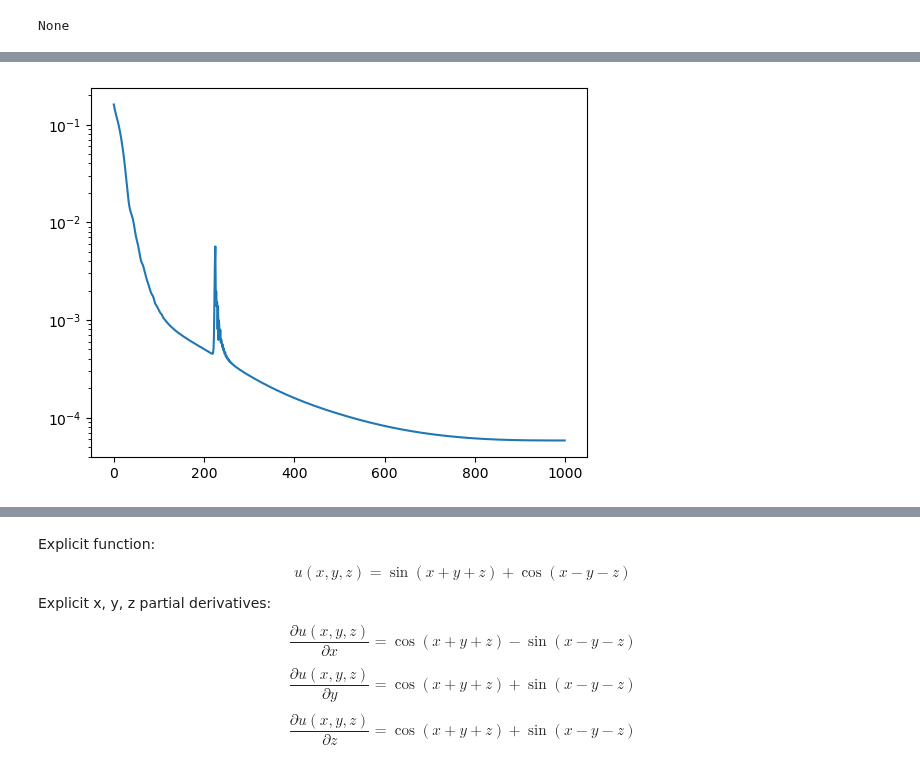
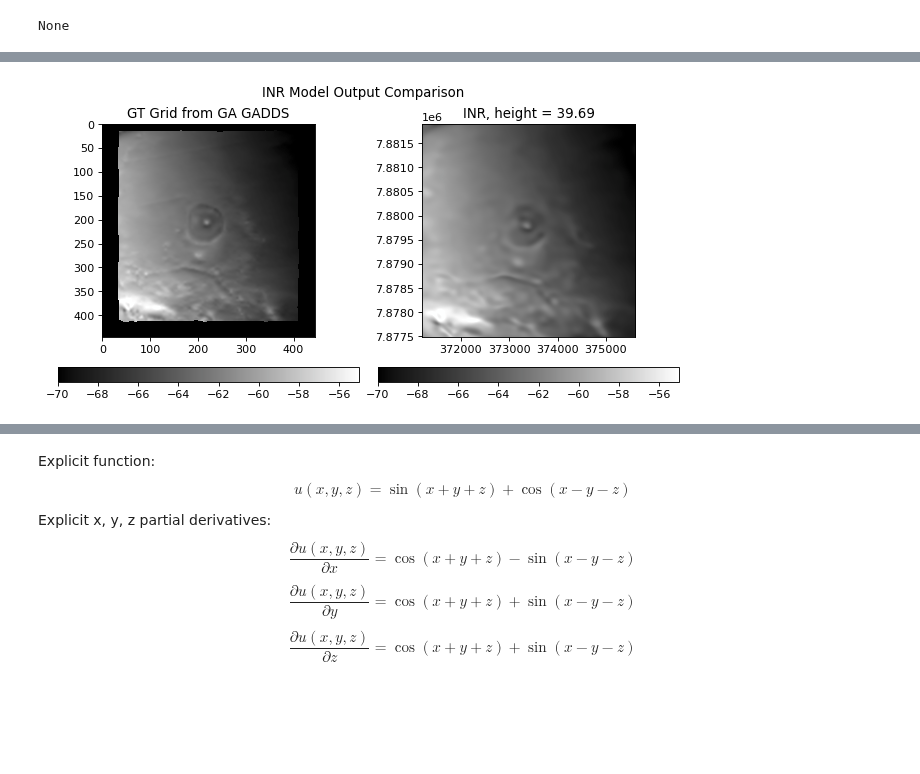
Before and after one commit to LSgeo/ImplicitGeo, a Jupyter notebook: GeoINR3D.ipynb, the cells around one changed output, grey strips where cells are left out. Cells and saved outputs as stored; diff of their text form; code cells hidden in the pictures; blank space fills up the shorter version.

```diff
--- a/GeoINR3D.ipynb
+++ b/GeoINR3D.ipynb
@@ -283,13 +357,14 @@ class NCDataset(INRDataset):
 if use_siren := 1:
     from models import Siren
 
-    siren_lr = 5e-4
+    comet_tags = ["SIREN"]
+    siren_lr = 3e-4
 
     model_siren = Siren(
         in_features=3,
         out_features=1,
         hidden_features=256,
-        hidden_layers=2,
+        hidden_layers=4,
         outermost_linear=True,
     )
 else:
@@ -318,14 +399,16 @@ Siren(
 if use_wire := 0:
     from models import get_INR as wire
 
+    comet_tags = ["WIRE"]
+    nonlin = "wire2d"
     wire_lr = 2e-3
 
     model_wire = wire(
-        nonlin="wire2d",  # wire2d
+        nonlin=nonlin,  # wire2d
         in_features=3,
         out_features=1,
         hidden_features=256,
-        hidden_layers=2,
+        hidden_layers=4,
         first_omega_0=10.0,
         hidden_omega_0=10.0,
         scale=10.0,
@@ -347,23 +430,34 @@ elif use_wire:
     lr = wire_lr
 
 # dataset = PointData3D("/home/luke/PhD/ch3/implicitgeo/data", 0, subsample=5)
-dataset = NCDataset("/home/luke/PhD/ch3/implicitgeo/data/P864-line-magnetic-AWAGS_MAG_2010.nc")
-# dataset.subsample(10, mode="flat_random")
+netcdf_path = Path(
+    "/home/luke/PhD/ch3/implicitgeo/data/P864-line-magnetic-AWAGS_MAG_2010.nc"
+)
+dataset = NCDataset(netcdf_path)
+print(f'Keys: {netCDF4.Dataset(netcdf_path,"r").variables.keys()}')
+# dataset = NCDataset("/home/luke/PhD/ch3/implicitgeo/data/P1260-line-magnetic-AWAGS_MAG_2010.nc")
+# dataset.subsample(25, mode="flat")
 # dataloader = DataLoader(dset, batch_size=1, pin_memory=True, num_workers=0)
 # 12 GB GPU RAM suits ~100_000 elements
 
 train_opts = dict(
     lr=lr,
     total_steps=1000,  # steps = epochs in INR
-    summary_steps=[999],
     device=device,
+    n_samples=7 * 1024,  # number of samples for RLoss
+    weight_rloss=1e-3,  # epsilon in RLoss
     use_amp=False,
 )
+
+exp = comet_ml.Experiment()
+exp.add_tags(comet_tags)
+exp.log_parameters(train_opts)
+if use_wire:
+    exp.log_parameter("nonlinearity", nonlin)
 
 
 def train(model, dataset, opt):
     model.train()
-    losses = []
 
     optim = torch.optim.Adam(lr=opt["lr"], params=model.parameters())
     sched = torch.optim.lr_scheduler.OneCycleLR(
@@ -373,31 +467,64 @@ def train(model, dataset, opt):
         max_lr=opt["lr"],
     )
 
+    cri_mse = torch.nn.MSELoss()
+    if opt["weight_rloss"] > 0:
+        cri_r = RLoss(Sigma=1e-3)
+
     d = dataset[0]
     inp_coords = d["coords"].to(device, non_blocking=True)
-    gt_cells = d["cells"].to(device, non_blocking=True)
+    gt_cells = d["cells"].to(device, non_blocking=True).unsqueeze(0)
 
     for step in tqdm(range(opt["total_steps"])):
+        exp.set_epoch(step)
+        exp.set_step(step)
+
         with torch.amp.autocast(
             opt["device"], dtype=torch.float16, enabled=opt["use_amp"]
         ):
-            pred_cells, coords = model(inp_coords)
-            loss = ((pred_cells - gt_cells) ** 2).mean()
-            losses.append(loss.item())
+            pred_cells, gt_coords = model(inp_coords)
 
-        if step in opt["summary_steps"]:
-            print("Step %d, Total loss %0.6f" % (step, loss))
-            plt.subplot(1, 1, 1)
-            plt.plot(losses)
-            plt.semilogy()
+            loss_mse = cri_mse(pred_cells, gt_cells)
+
+            if opt["weight_rloss"] > 0:
+                xbar = torch.rand_like(inp_coords[:, : opt["n_samples"], :])
+                loss_r = cri_r(model, xbar, opt["n_samples"])
+
+                loss_total = loss_mse + opt["weight_rloss"] * loss_r
+            else:
+                loss_total = loss_mse
+
+        exp.log_metric("Loss Total", loss_total.item())
+        exp.log_metric("Loss MSE", loss_mse.item())
+        if opt["weight_rloss"] > 0:
+            exp.log_metric("Loss Regularisation", loss_r.item())
 
         optim.zero_grad(set_to_none=True)
-        loss.backward()
+        loss_total.backward()
         optim.step()
         sched.step()
+        exp.log_parameter("lr", sched.get_last_lr())
 
+    u, extent, height = query_inr(
+        dataset, model, i=0, z_mod=-dataset[0]["coords"][0, :, 2].mean()
+    )
+    ax_args = dict(cmap=cc.cm.CET_L1, vmin=-70, vmax=-55)
+    fig = plot_inr(
+        u,
+        extent,
+        height,
+        ax_args,
+        gt_tiff=r"/home/luke/PhD/ch3/implicitgeo/data/P864-grid-tmi.tif",
+        figsize=(8, 4),
+        dpi=80,
+    )
+
+    exp.log_figure(netcdf_path.stem, figure=fig, step=step)
+
+    exp.end()
     return model
 
 
 model = train(model, dataset, train_opts)
+# model.test()
 # %% [output]
@@ -405 +535 @@ Step 999, Total loss 0.000058
-[figure, old version]
+[figure, new version]
```
Also changed, not shown: parts of 15 cells of this notebook.
